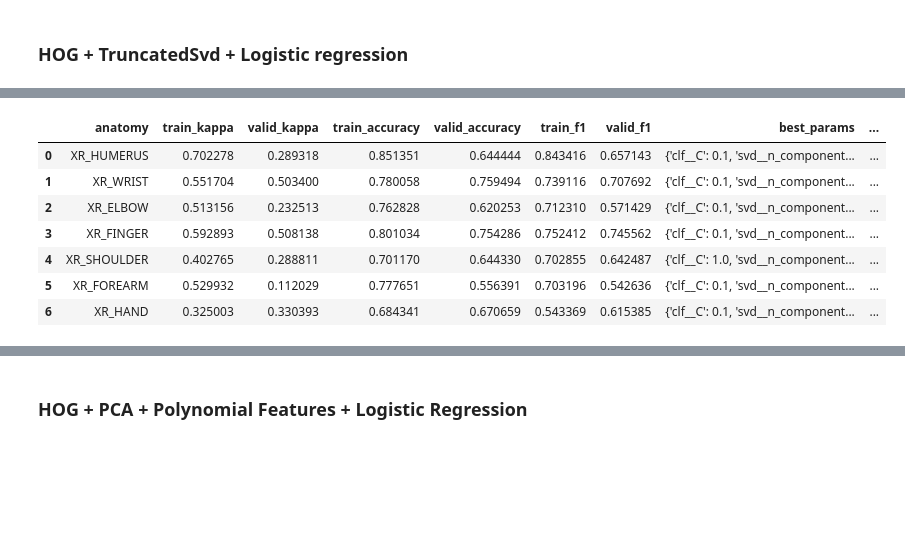
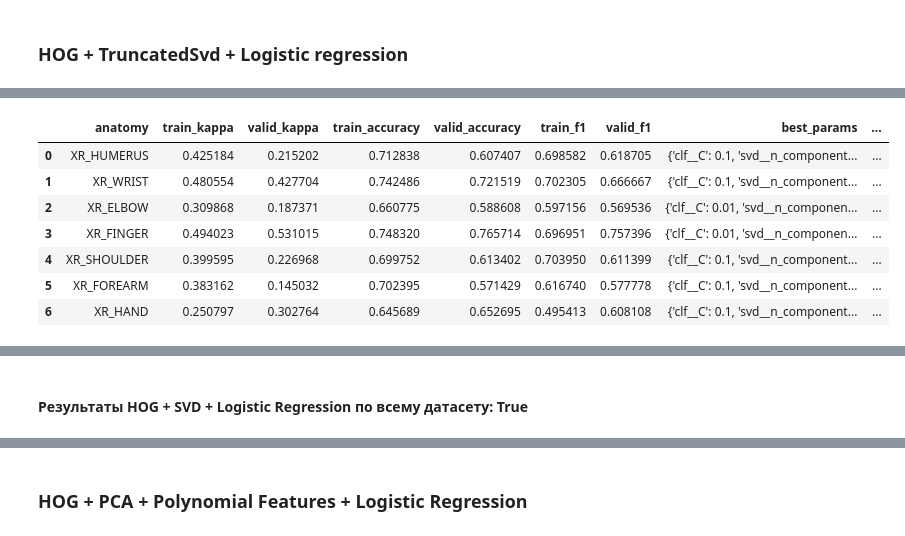
Before and after one commit to Year-project-team-2-Topic-12/Project2025, a Jupyter notebook: ML.ipynb, the cells around one changed output, grey strips where cells are left out. Cells and saved outputs as stored; diff of their text form; code cells hidden in the pictures; blank space fills up the shorter version.

```diff
--- a/ML.ipynb
+++ b/ML.ipynb
@@ -527,6 +523,0 @@ warnings.filterwarnings("ignore")
-# %%
-#Путь к корневой папке MURA-v1.0
-DATA_ROOT = "MURA-v1.1-resized-224x224"
-
-# Проверка наличия папки
-assert os.path.exists(DATA_ROOT), f"Папка {DATA_ROOT} не найдена. Укажите правильный путь."
@@ -1097,0 +554,6 @@ for anatomy in df['anatomy'].unique():
+# %%
+# Сохраним результаты в массив для тепловой карты
+total_resutls_anatomies = []
+total_resutls_all = []
+def save_result(results, is_anatomy=True):
+    total_resutls_anatomies.append(results)
@@ -1362,38 +1151,37 @@ from IPython.display import Markdown
 import ml
 importlib.reload(ml)
 from sklearn.linear_model import LogisticRegression
-from ml import fit_hog_pipeline_bodyparts
+from ml.fit import fit_pipeline_anatomies
+from ml.hog import prepare_data_for_anatomy
 from sklearn.decomposition import TruncatedSVD
 
 
 
-pipe_svd_logreg = Pipeline([
-    # ("image_loader", ImageLoader()),
-    # ("hog", HOGTransformer()),
-    # ("study_hog", StudyHOGTransformer()),
-    ("svd", TruncatedSVD()),
-    # ('pca', PCA(whiten=True)),
-    # ('pca', PCA(n_components=300, whiten=True)),
-    ("clf",  LogisticRegression(
-        max_iter=1000,
-        n_jobs=8,
-        class_weight="balanced",
-    ))
-])
+for use_all in [False, True]:
+    pipe_svd_logreg = Pipeline([
+        ("svd", TruncatedSVD()),
+        ("clf",  LogisticRegression(
+            max_iter=1000,
+            n_jobs=8,
+            class_weight="balanced",
+        ))
+    ])
+    current_result = fit_pipeline_anatomies(
+        model_pipeline=pipe_svd_logreg,
+        param_grid={
+            "svd__n_components": [50, 100],
+            "clf__C": [0.01, 0.1]
+        },
+        model_name_base="hog_svd_logreg",
+        paths_df=df,
+        grid_search_params={'n_jobs': 5, 'verbose': 3},
+        get_data_for_anatomy=prepare_data_for_anatomy,
+        use_all=use_all
+    )
+    save_result(current_result, is_anatomy=not use_all)
 
-results_svd_logreg_df = fit_hog_pipeline_bodyparts(
-    pipe_svd_logreg,
-    {
-        "svd__n_components": [50, 100, 200, 300],
-        # "pca__n_components": [100, 200, 300, 500, 600],
-        "clf__C": [0.001, 0.01, 0.1, 0.5, 1.0]
-    },
-    "hog_svd_logreg",
-    df,
-    grid_search_params={'n_jobs': 8, 'verbose': 3}
-)
-display(Markdown("#### Результаты HOG + SVD + Logistic Regression (оптимизация по Kappa)"))
-display(results_svd_logreg_df)
+    display(Markdown(f"#### Результаты HOG + SVD + Logistic Regression по всему датасету: {use_all}"))
+    display(current_result)
 # %% [output]
 The autoreload extension is already loaded. To reload it, use:
   %reload_ext autoreload
@@ -1416,8 +1191,8 @@ VALID METRICS: Accuracy=0.671, F1_Abnormal=0.615, Cohen_Kappa=0.330, ROC_AUC=0.7
 |  | anatomy | train_kappa | valid_kappa | train_accuracy | valid_accuracy | train_f1 | valid_f1 | best_params | ... |
-| 0 | XR_HUMERUS | 0.702278 | 0.289318 | 0.851351 | 0.644444 | 0.843416 | 0.657143 | {'clf__C': 0.1, 'svd__n_component... | ... |
-| 1 | XR_WRIST | 0.551704 | 0.503400 | 0.780058 | 0.759494 | 0.739116 | 0.707692 | {'clf__C': 0.1, 'svd__n_component... | ... |
-| 2 | XR_ELBOW | 0.513156 | 0.232513 | 0.762828 | 0.620253 | 0.712310 | 0.571429 | {'clf__C': 0.1, 'svd__n_component... | ... |
-| 3 | XR_FINGER | 0.592893 | 0.508138 | 0.801034 | 0.754286 | 0.752412 | 0.745562 | {'clf__C': 0.1, 'svd__n_component... | ... |
-| 4 | XR_SHOULDER | 0.402765 | 0.288811 | 0.701170 | 0.644330 | 0.702855 | 0.642487 | {'clf__C': 1.0, 'svd__n_component... | ... |
-| 5 | XR_FOREARM | 0.529932 | 0.112029 | 0.777651 | 0.556391 | 0.703196 | 0.542636 | {'clf__C': 0.1, 'svd__n_component... | ... |
-| 6 | XR_HAND | 0.325003 | 0.330393 | 0.684341 | 0.670659 | 0.543369 | 0.615385 | {'clf__C': 0.1, 'svd__n_component... | ... |
+| 0 | XR_HUMERUS | 0.425184 | 0.215202 | 0.712838 | 0.607407 | 0.698582 | 0.618705 | {'clf__C': 0.1, 'svd__n_component... | ... |
+| 1 | XR_WRIST | 0.480554 | 0.427704 | 0.742486 | 0.721519 | 0.702305 | 0.666667 | {'clf__C': 0.1, 'svd__n_component... | ... |
+| 2 | XR_ELBOW | 0.309868 | 0.187371 | 0.660775 | 0.588608 | 0.597156 | 0.569536 | {'clf__C': 0.01, 'svd__n_componen... | ... |
+| 3 | XR_FINGER | 0.494023 | 0.531015 | 0.748320 | 0.765714 | 0.696951 | 0.757396 | {'clf__C': 0.01, 'svd__n_componen... | ... |
+| 4 | XR_SHOULDER | 0.399595 | 0.226968 | 0.699752 | 0.613402 | 0.703950 | 0.611399 | {'clf__C': 0.1, 'svd__n_component... | ... |
+| 5 | XR_FOREARM | 0.383162 | 0.145032 | 0.702395 | 0.571429 | 0.616740 | 0.577778 | {'clf__C': 0.1, 'svd__n_component... | ... |
+| 6 | XR_HAND | 0.250797 | 0.302764 | 0.645689 | 0.652695 | 0.495413 | 0.608108 | {'clf__C': 0.1, 'svd__n_component... | ... |
@@ -1423,0 +1201 @@ VALID METRICS: Accuracy=0.671, F1_Abnormal=0.615, Cohen_Kappa=0.330, ROC_AUC=0.7
+#### Результаты HOG + SVD + Logistic Regression по всему датасету: True
```
Also changed, not shown: parts of 90 cells of this notebook, 2 other files.
